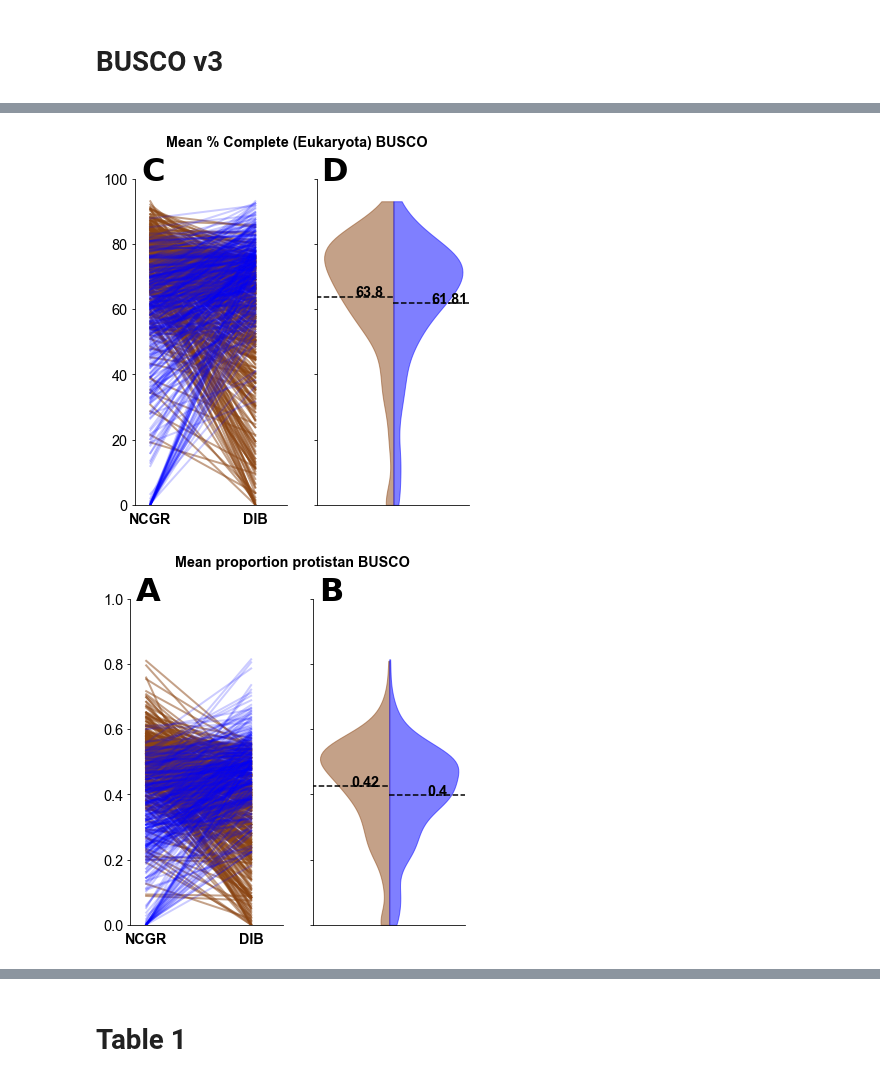
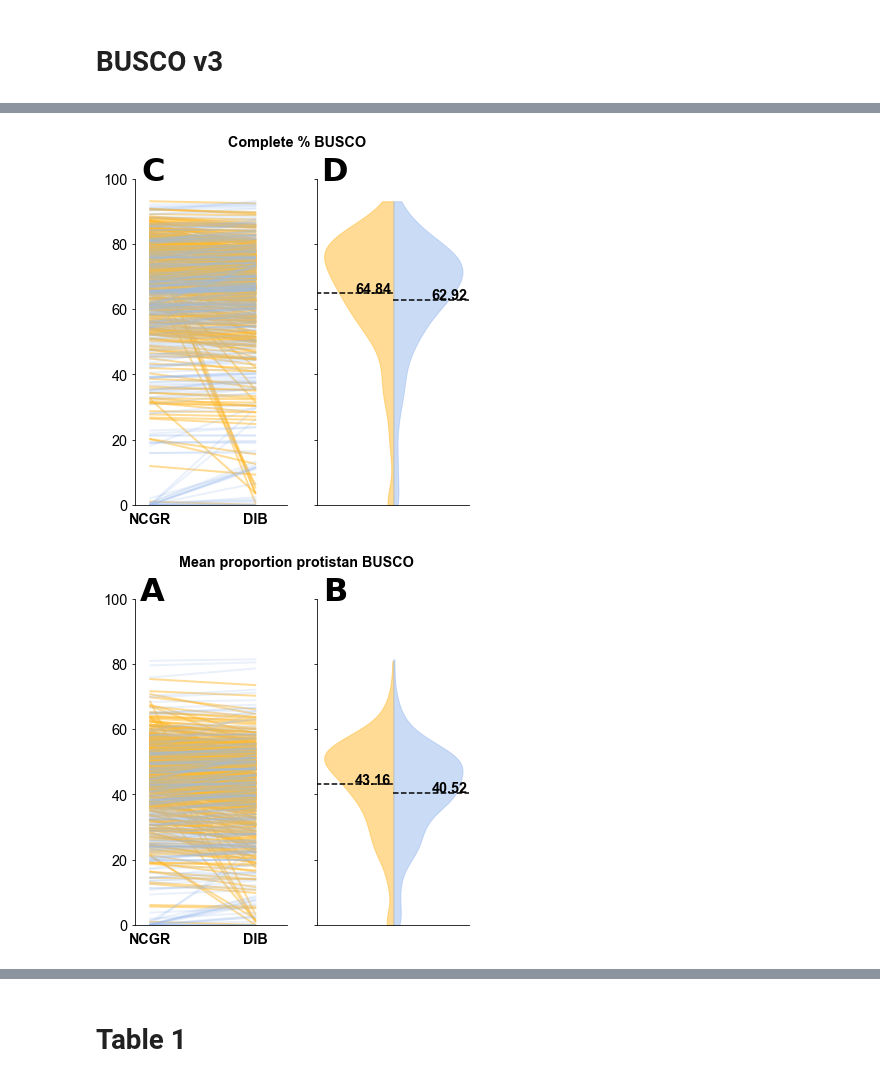
Before and after one commit to johnsolk/MMETSP, a Jupyter notebook: notebooks/GigaScience_Figures_all_evaluation_matrix.ipynb, the cells around one changed output, grey strips where cells are left out. Cells and saved outputs as stored; diff of their text form; code cells hidden in the pictures.

Commit message:
switched figs to yellow and blue

```diff
--- a/notebooks/GigaScience_Figures_all_evaluation_matrix.ipynb
+++ b/notebooks/GigaScience_Figures_all_evaluation_matrix.ipynb
@@ -117,7 +117,7 @@ len(ddd.intersection(ncnc))
 638
 # %%
 def scatter_diff(df1, df2, column, fig, ax, df1name = 'df1', df2name = 'df2',
-                 color1='#8B4513', color2='blue', ymin=0, ymax=1, ypos=.95):
+                 color1='#ffb92d', color2='#97b9ef', ymin=0, ymax=1, ypos=.95):
     # plot scatter differences between two dfs with the same columns
     # create new df for data comparison
 
@@ -152,14 +152,14 @@ def scatter_diff(df1, df2, column, fig, ax, df1name = 'df1', df2name = 'df2',
     ax.tick_params(axis='y', which='both', right='off')
     for tick in ax.get_yticklabels():
         tick.set_fontname("Arial")
-    ax.text(0.2, 1.07, 'A',
+    ax.text(0.2, 1.07, 'C',
         verticalalignment='top', horizontalalignment='right',
         transform=ax.transAxes,
         color='black', fontsize=32, fontweight = 'bold')
     return newdf, fig, ax
 
 
-def violin_split(df, col1, col2, fig, ax, color2='#8B4513', color1='blue', ymin=0, ymax=1, letter2='B'):
+def violin_split(df, col1, col2, fig, ax, color2='#ffb92d', color1='#97b9ef', ymin=0, ymax=1, letter2='B'):
     #create split violine plots
     v1 = ax.violinplot(df[col1],
                    showmeans=False, showextrema=False, showmedians=False)
@@ -206,7 +206,7 @@ def violin_split(df, col1, col2, fig, ax, color2='#8B4513', color1='blue', ymin=
     ax.tick_params(axis='x', which='both', top='off', bottom='off')
     #ax.tick_params(axis='x', which='both', top='off')
     ax.tick_params(axis='y', which='both', right='off')
-    ax.text(0.2, 1.07, 'B',
+    ax.text(0.2, 1.07, 'D',
         verticalalignment='top', horizontalalignment='right',
         transform=ax.transAxes,
         color='black', fontsize=32, fontweight = 'bold')
@@ -345,0 +350,10 @@ ncgr_busco_v3_protist = ncgr_busco_v3_protist[['SampleName','Complete_BUSCO_perc
+# %%
+dib_busco_v3_euk = all_metrics[['SampleName','DIB.Complete_BUSCO_perc_euk_v3']]
+dib_busco_v3_protist = all_metrics[['SampleName','DIB.Complete_BUSCO_perc_protist_v3']]
+ncgr_busco_v3_euk = all_metrics[['SampleName','NCGR.Complete_BUSCO_perc_euk_v3']]
+ncgr_busco_v3_protist = all_metrics[['SampleName','NCGR.Complete_BUSCO_perc_protist_v3']]
+# %%
+dib_busco_v3_euk.columns = [['SampleName','Complete_BUSCO_perc']]
+dib_busco_v3_protist.columns = [['SampleName','Complete_BUSCO_perc']]
+ncgr_busco_v3_euk.columns = [['SampleName','Complete_BUSCO_perc']]
+ncgr_busco_v3_protist.columns = [['SampleName','Complete_BUSCO_perc']]
@@ -345,0 +370,5 @@ ncgr_busco_v3_protist = ncgr_busco_v3_protist[['SampleName','Complete_BUSCO_perc
+# %%
+dib_busco_v3_euk = dib_busco_v3_euk.dropna()
+ncgr_busco_v3_euk = ncgr_busco_v3_euk.dropna()
+ncgr_busco_v3_euk = ncgr_busco_v3_euk.dropna()
+ncgr_busco_v3_protist = ncgr_busco_v3_protist.dropna()
@@ -346,13 +385,15 @@ ncgr_busco_v3_protist = ncgr_busco_v3_protist[['SampleName','Complete_BUSCO_perc
 # %%
-p_refs,fig, ax = create_plots(ncgr_busco_v3_euk,dib_busco_v3_euk,'Complete_BUSCO_perc', 'Mean % Complete (Eukaryota) BUSCO',ymax=100, ypos=100)
-savefig('../paper/mean_euk_BUSCO.png',bbox_inches="tight")
-savefig('../paper/mean_euk_BUSCO.pdf',bbox_inches="tight")
+p_refs,fig, ax = create_plots(ncgr_busco_v3_euk,dib_busco_v3_euk,'Complete_BUSCO_perc', 'Complete % BUSCO',ymax=100, ypos=100)
+savefig('../paper/mean_euk_BUSCO_v3.png',bbox_inches="tight")
+savefig('../paper/mean_euk_BUSCO_v3.pdf',bbox_inches="tight")
 # %% [output]
-[figure, old version]
+[figure, new version]
 # %%
-p_refs,fig, ax = create_plots(ncgr_busco_v3_protist,dib_busco_v3_protist,'Complete_BUSCO_perc', 'Mean proportion protistan BUSCO',ymax=1.0, ypos=1.0)
+p_refs,fig, ax = create_plots(ncgr_busco_v3_protist,dib_busco_v3_protist,'Complete_BUSCO_perc', 'Mean proportion protistan BUSCO',ymax=100, ypos=1.0)
+savefig('../paper/mean_protist_BUSCO_v3.png',bbox_inches="tight")
+savefig('../paper/mean_protist_BUSCO_v3.pdf',bbox_inches="tight")
 # %% [output]
-[figure, old version]
+[figure, new version]
 # %%
 ncgr_busco_v3_protist.shape
 # %% [output]
```
Also changed, not shown: parts of 28 cells of this notebook, 27 other files.
